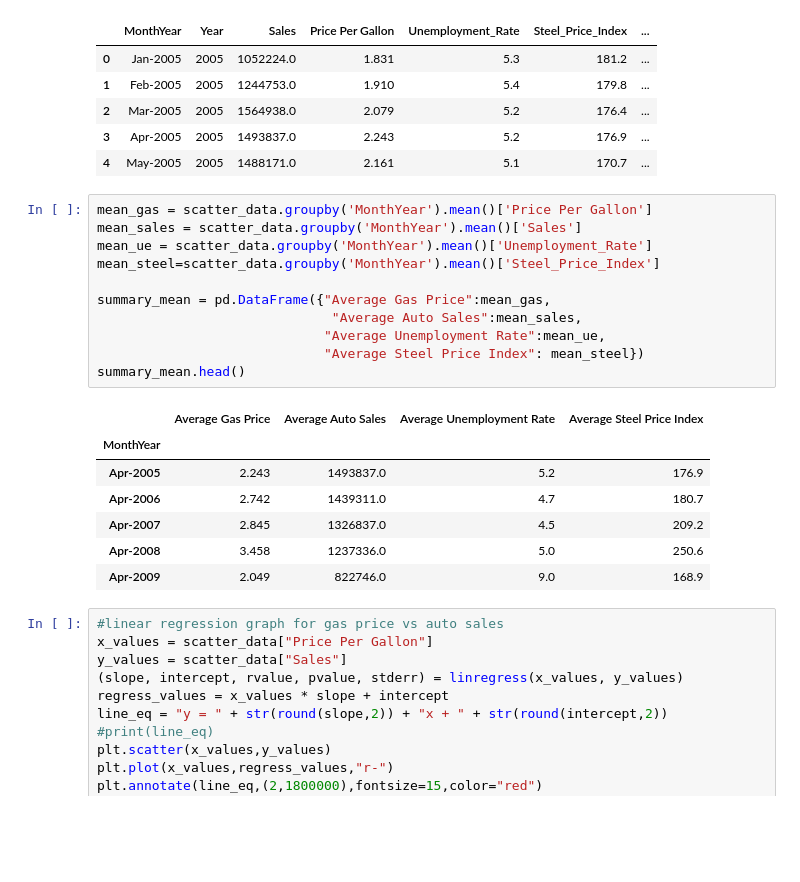
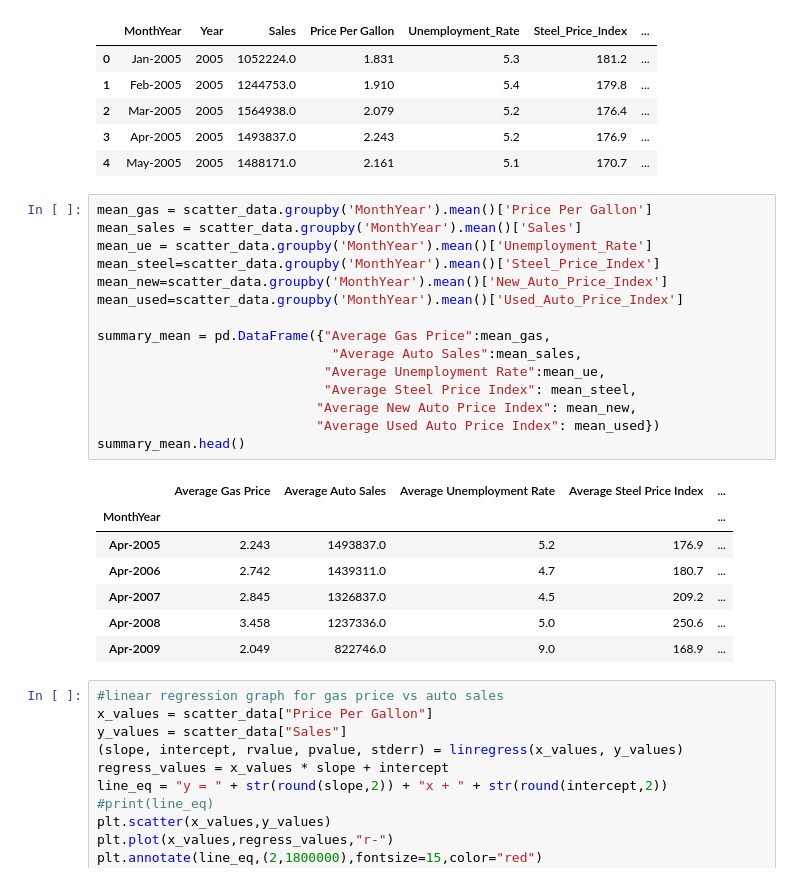
Before and after one commit to michelleherman13/auto-sales, a Jupyter notebook: data/Scatter_plots.ipynb, the cells around one changed output. Cells and saved outputs as stored; diff of their text form; blank space fills up the shorter version.

```diff
--- a/data/Scatter_plots.ipynb
+++ b/data/Scatter_plots.ipynb
@@ -24,22 +24,26 @@ scatter_data.head()
 # %%
 mean_gas = scatter_data.groupby('MonthYear').mean()['Price Per Gallon']
 mean_sales = scatter_data.groupby('MonthYear').mean()['Sales']
 mean_ue = scatter_data.groupby('MonthYear').mean()['Unemployment_Rate']
 mean_steel=scatter_data.groupby('MonthYear').mean()['Steel_Price_Index']
+mean_new=scatter_data.groupby('MonthYear').mean()['New_Auto_Price_Index']
+mean_used=scatter_data.groupby('MonthYear').mean()['Used_Auto_Price_Index']
 
 summary_mean = pd.DataFrame({"Average Gas Price":mean_gas,
                               "Average Auto Sales":mean_sales,
                              "Average Unemployment Rate":mean_ue,
-                             "Average Steel Price Index": mean_steel})
+                             "Average Steel Price Index": mean_steel,
+                            "Average New Auto Price Index": mean_new,
+                            "Average Used Auto Price Index": mean_used})
 summary_mean.head()
 # %% [output]
-|  | Average Gas Price | Average Auto Sales | Average Unemployment Rate | Average Steel Price Index |
-| MonthYear |  |  |  |  |
-| Apr-2005 | 2.243 | 1493837.0 | 5.2 | 176.9 |
-| Apr-2006 | 2.742 | 1439311.0 | 4.7 | 180.7 |
-| Apr-2007 | 2.845 | 1326837.0 | 4.5 | 209.2 |
-| Apr-2008 | 3.458 | 1237336.0 | 5.0 | 250.6 |
-| Apr-2009 | 2.049 | 822746.0 | 9.0 | 168.9 |
+|  | Average Gas Price | Average Auto Sales | Average Unemployment Rate | Average Steel Price Index | ... |
+| MonthYear |  |  |  |  | ... |
+| Apr-2005 | 2.243 | 1493837.0 | 5.2 | 176.9 | ... |
+| Apr-2006 | 2.742 | 1439311.0 | 4.7 | 180.7 | ... |
+| Apr-2007 | 2.845 | 1326837.0 | 4.5 | 209.2 | ... |
+| Apr-2008 | 3.458 | 1237336.0 | 5.0 | 250.6 | ... |
+| Apr-2009 | 2.049 | 822746.0 | 9.0 | 168.9 | ... |
 # %%
 #linear regression graph for gas price vs auto sales
 x_values = scatter_data["Price Per Gallon"]
```
Also changed, not shown: parts of 4 cells of this notebook, 3 other files.
